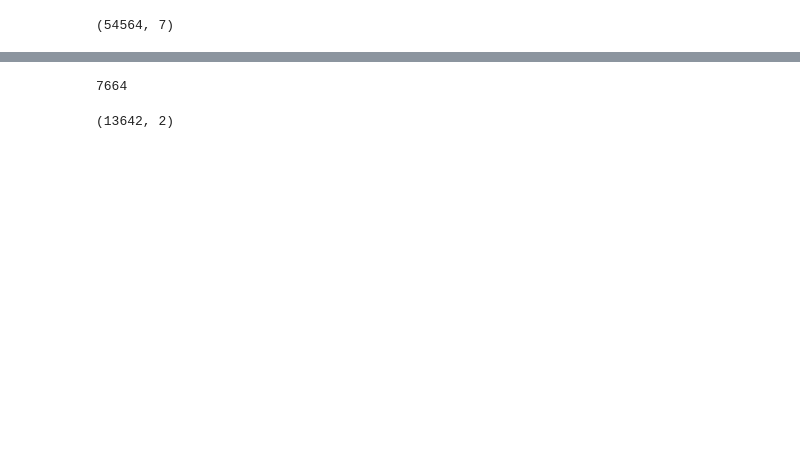
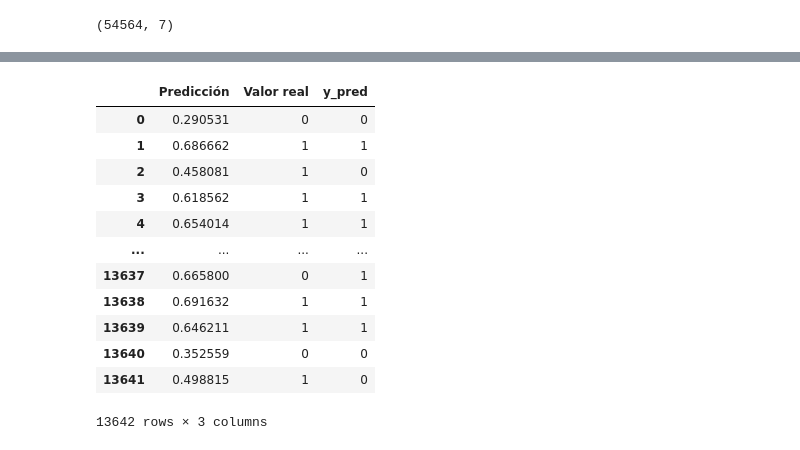
Before and after one commit to ignacialoyfra/ChallengeDataScientist-Ignacia-Loyola, a Jupyter notebook: solution.ipynb, the cells around one changed output, grey strips where cells are left out. Cells and saved outputs as stored; diff of their text form; code cells hidden in the pictures; blank space fills up the shorter version.

```diff
--- a/solution.ipynb
+++ b/solution.ipynb
@@ -311,15 +325,19 @@ def variable_salida(data, col):
             estado.append(0)
     return estado
 # %%
-def validacion(data, col):
+def validacion_predicciones(data, col):
 
-    cont = 0
+    lista = []
     indice_col = data.columns.get_loc(col)
 
     for indice in range(data.shape[0]):
-        if((data.iloc[indice,indice_col] >= 0.6) & (data.iloc[indice,-1] == 1)):
-            cont+=1
-    return cont
+
+        if(data.iloc[indice,indice_col] >= 0.6):
+            lista.append(1)
+        else:
+            lista.append(0)
+
+    return lista
 # %% [markdown]
 # Sección Uno: Análisis y exploración
 # %%
@@ -941,4 +954,0 @@ casos_totales = validacion(predicciones,'Predicción')
-# %%
-casos_totales
-# %% [output]
-7664
@@ -945,4 +957,16 @@ casos_totales
 # %%
-predicciones.shape
+predicciones
 # %% [output]
+|  | Predicción | Valor real | y_pred |
+| 0 | 0.290531 | 0 | 0 |
+| 1 | 0.686662 | 1 | 1 |
+| 2 | 0.458081 | 1 | 0 |
+| 3 | 0.618562 | 1 | 1 |
+| 4 | 0.654014 | 1 | 1 |
+| ... | ... | ... | ... |
+| 13637 | 0.665800 | 0 | 1 |
+| 13638 | 0.691632 | 1 | 1 |
+| 13639 | 0.646211 | 1 | 1 |
+| 13640 | 0.352559 | 0 | 0 |
+| 13641 | 0.498815 | 1 | 0 |
-(13642, 2)
+13642 rows × 3 columns
```
Also changed, not shown: parts of 33 cells of this notebook.
